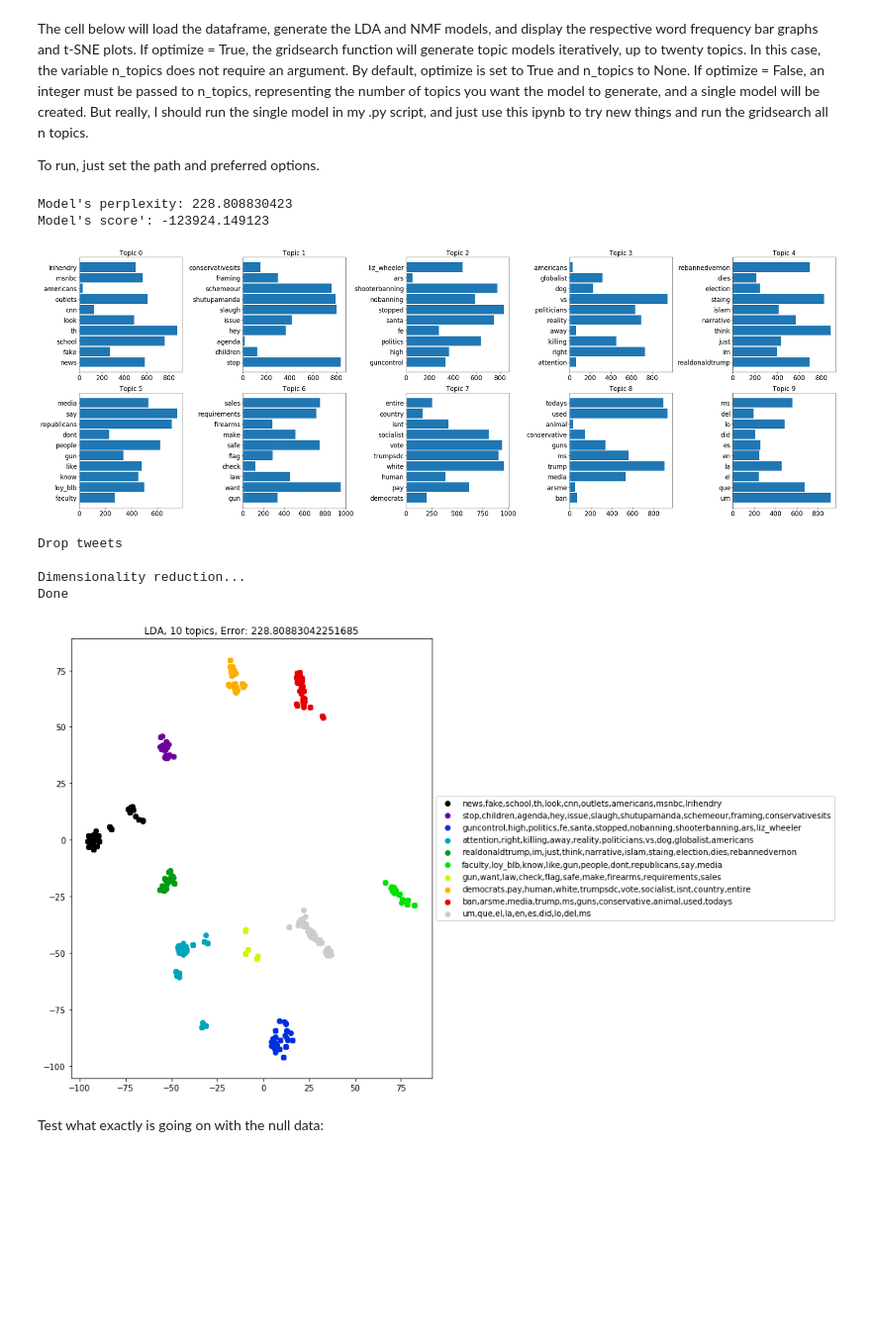
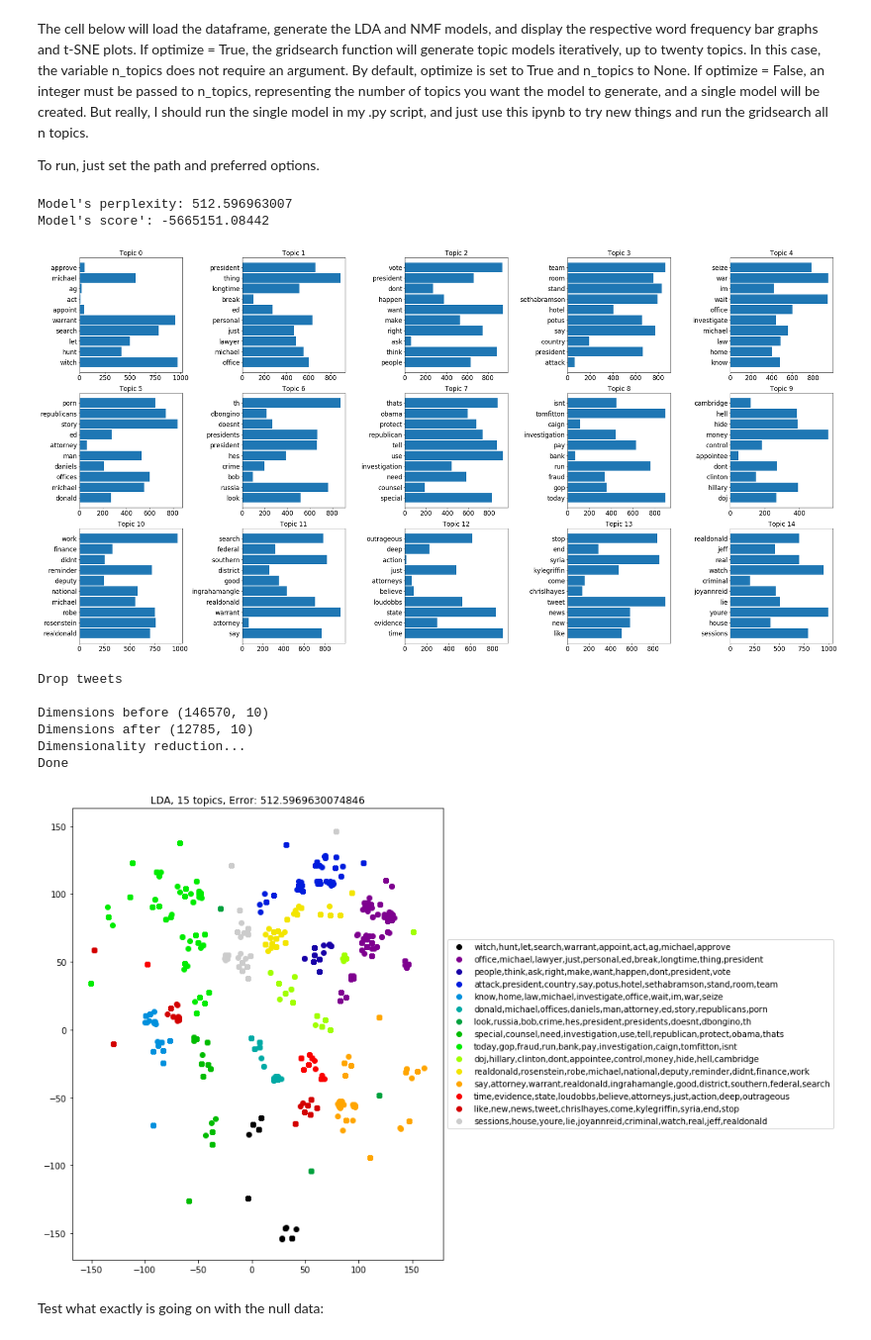
Before and after one commit to saverymax/Twitter-Mining, a Jupyter notebook: streaming_tweets/topic_model_test.ipynb, the cells around one changed output. Shown at 99% size. Cells and saved outputs as stored; diff of their text form; code cells hidden in the pictures; blank space fills up the shorter version.

Commit message:
update analysis

```diff
--- a/streaming_tweets/topic_model_test.ipynb
+++ b/streaming_tweets/topic_model_test.ipynb
@@ -95,19 +95,19 @@ def lda_analysis(data, stream_info, optimize = True, n_topics = None):
         # Drop tweets with low probability of being in any topic, if desired
         reduced_data, reduced_index = drop_tweets(lda_transform, data)
 
-        # Not using this because not working
-        #data = reduced_data.copy()
-        # And this. Somewhere, indices not aligned. Not a huge problem.
-        #tsne_data = run_tsne(lda_transform[reduced_index])
-        #data = data.loc[reduced_index].copy()
+        data = reduced_data.copy()
+        data.reset_index(drop = True, inplace = True)
 
-        tsne_data = run_tsne(lda_transform)
+        tsne_data = run_tsne(lda_transform[reduced_index])
+
+        # One definite way to get this to work: drop after tsne is run and added to data..
+        #tsne_data = run_tsne(lda_transform)
 
         data['x'] = pd.Series(tsne_data[:, 0])
         data['y'] = pd.Series(tsne_data[:, 1])
 
-        # One definite way to get this to work: after tsne is run and added to data, then :
-        data = data.loc[reduced_index].copy()
+        # Here's the dropping with the inefficient method
+        #data = data.loc[reduced_index].copy()
 
         visualize_mpl(data, topics, error, "LDA")
 
@@ -165,7 +165,9 @@ def drop_tweets(probabilities, reduced_df):
     probabilities_df = pd.DataFrame(probabilities).copy()
     probabilities_df.where(probabilities_df >.80, inplace = True)
     probabilities_df.dropna(how='all', inplace = True)
+    print("Dimensions before", reduced_df.shape)
     reduced_df = reduced_df.loc[probabilities_df.index]
+    print("Dimensions after", reduced_df.shape)
 
     return reduced_df, probabilities_df.index
 
@@ -174,11 +176,10 @@ def run_tsne(transform):
     Run tsne
     """
     print("Dimensionality reduction...")
-    tsne = TSNE(n_components = 2, perplexity = 50, random_state = 0, init = 'pca').fit_transform(transform)
+    tsne = TSNE(n_components = 2, perplexity = 30, random_state = 0, init = 'pca').fit_transform(transform)
     print("Done")
 
     return tsne
-
 
 def display_topics(model, feature_names, n_top_words, stream_info = None):
     """
@@ -220,33 +221,37 @@ To run, just set the path and preferred options.
 tweet_dataframe = pd.read_csv(
     # Cohen raid dataset. 147000 tweets or so
     #"~/Documents/Git/Twitter-Mining/streaming_tweets/data/streaming_cohen_trump_FBI_raid_mueller_nda_corruption_corrupt_stormy.jsonl_converted_tweets.tsv", sep = '\t')
+    # or cleaned set:
+    "~/Documents/Git/Twitter-Mining/streaming_tweets/data/cohen_fbi_raid_tsne.tsv", sep = '\t')
     # Small test set:
     #"~/Documents/Git/Twitter-Mining/streaming_tweets/data/streaming_guns_rights_guncontrol_converted_tweets.tsv", sep = '\t')
     # Large set with tsne and labels:
     #"~/Documents/Git/Twitter-Mining/streaming_tweets/data/streaming_raid_reduced.tsv", sep = '\t')
     # Liberal set. About 3000 tweets
-    "~/Documents/Git/Twitter-Mining/streaming_tweets/data/streaming_liberal_converted_tweets.tsv", sep = '\t')
+    #"~/Documents/Git/Twitter-Mining/streaming_tweets/data/streaming_liberal_converted_tweets.tsv", sep = '\t')
     #"~/Documents/Git/Twitter-Mining/streaming_tweets/data/streaming_guns_gun_control_converted_tweets.tsv", sep = '\t')
 # Check the blank filtered_text
 #print(tweet_dataframe['filtered_text'].isnull().sum())
 # and remove if necessary
 #tweet_dataframe = tweet_dataframe.dropna()
-tweet_dataframe = tweet_dataframe.loc[:]
+#tweet_dataframe = tweet_dataframe.loc[:]
 stream_info = "liberal"
-topics = 10
+n_topics = 15
 # %%
 #tweet_dataframe, topics = nmf_analysis(tweet_dataframe, optimize = False, n_topics = topics)
-tweet_dataframe, topics = lda_analysis(tweet_dataframe, stream_info = tweet_stream, optimize = False, n_topics = topics)
+tweet_dataframe, topics = lda_analysis(tweet_dataframe, stream_info = stream_info, optimize = False, n_topics = n_topics)
 #tweet_dataframe, topics = lda_analysis(tweet_dataframe, stream_info = tweet_stream)
 # %% [output]
-Model's perplexity: 228.808830423
-Model's score': -123924.149123
+Model's perplexity: 512.596963007
+Model's score': -5665151.08442
-[figure, old version]
+[figure, new version]
 Drop tweets
 
+Dimensions before (146570, 10)
+Dimensions after (12785, 10)
 Dimensionality reduction...
 Done
-[figure, old version]
+[figure, new version]
 # %% [markdown]
 Test what exactly is going on with the null data:
 # %%
```
Also changed, not shown: parts of 8 cells of this notebook, 41 other files.
